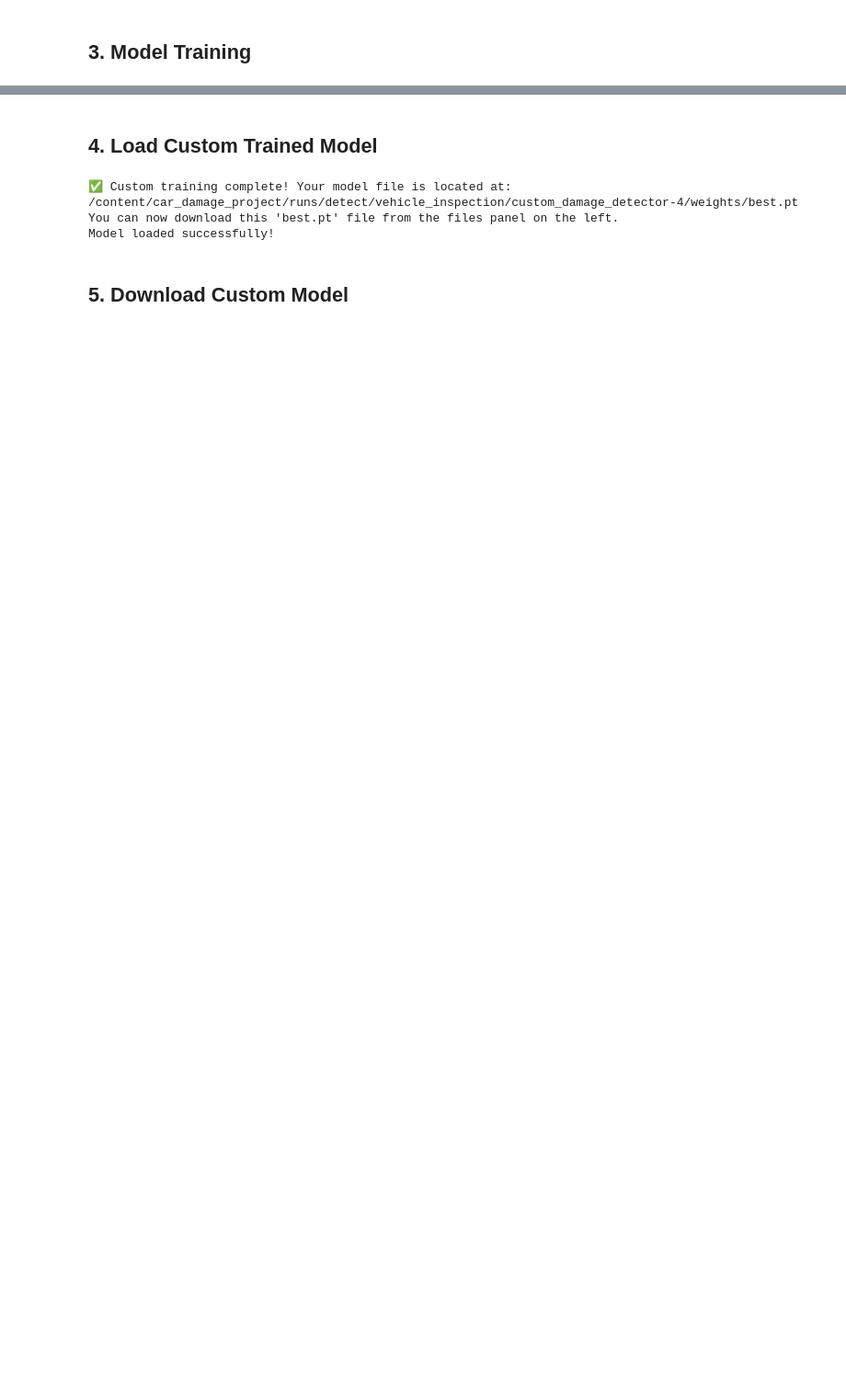
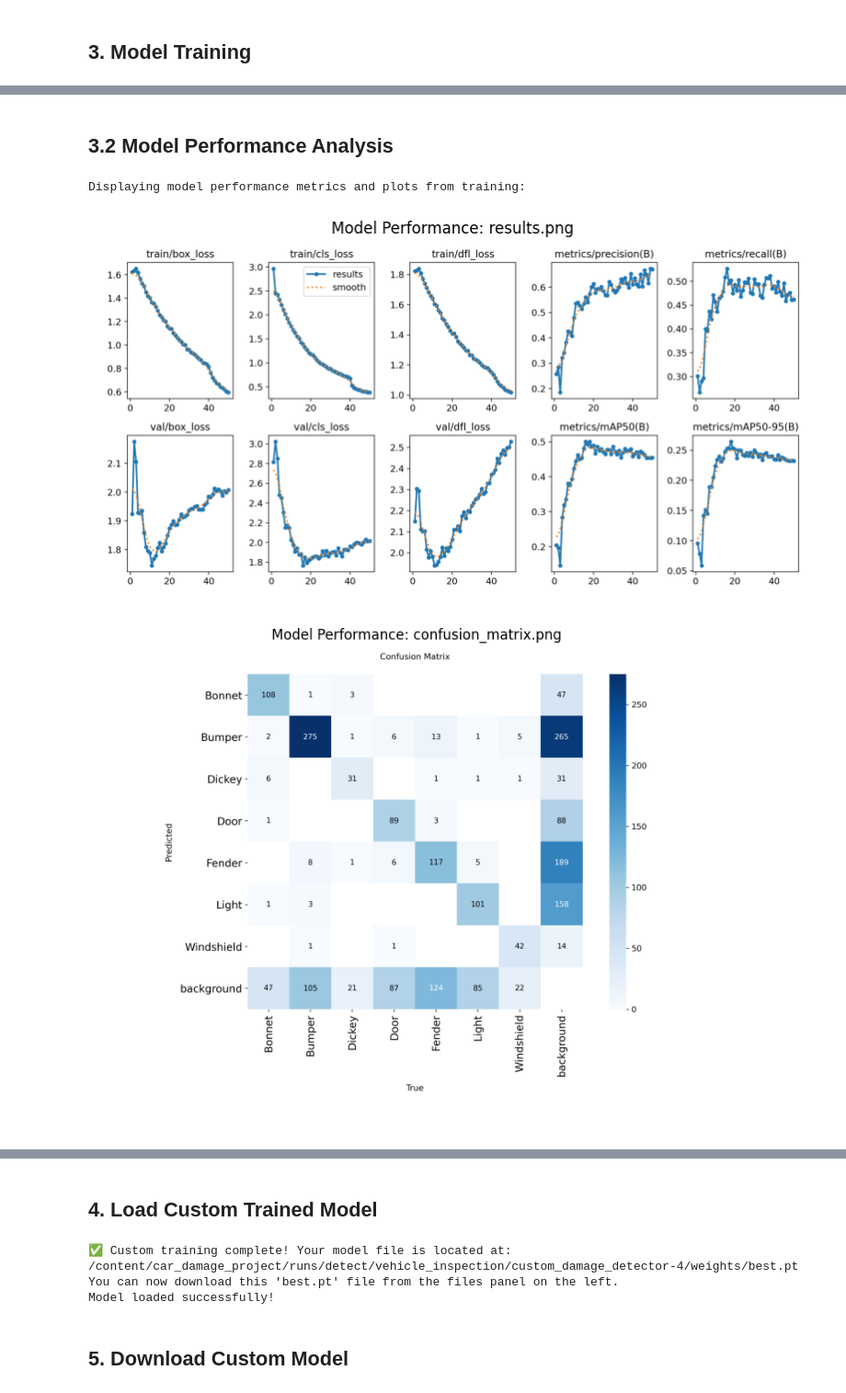
Before and after one commit to chandimacbbandara/AI-Car-Damage-Detection-System, a Jupyter notebook: AI_Car_Damage_Detection_System.ipynb, the cells around one changed output, grey strips where cells are left out. Shown at 92% size. Drawn from its saved outputs; the diff is of its cells as text; code cells hidden in the pictures; blank space fills up the shorter version.

```diff
--- a/AI_Car_Damage_Detection_System.ipynb
+++ b/AI_Car_Damage_Detection_System.ipynb
@@ -108,0 +190,39 @@ Results saved to /content/car_damage_project/runs/detect/vehicle_inspection/cust
+# %% [markdown]
+## 3.2 Model Performance Analysis
+# %%
+import matplotlib.pyplot as plt
+import matplotlib.image as mpimg
+import os
+
+# Path to the directory where results are saved by Ultralytics
+# This path is derived from the 'project' and 'name' arguments during training
+# and no longer includes a run number suffix (e.g., -4) based on training output.
+results_dir = '/content/car_damage_project/runs/detect/vehicle_inspection/custom_damage_detector'
+
+# List of performance images to display (common ones generated by YOLOv8)
+performance_images = [
+    'results.png',
+    'confusion_matrix.png',
+    'F1_curve.png',
+    'PR_curve.png',
+    'P_curve.png',
+    'R_curve.png'
+]
+
+print("Displaying model performance metrics and plots from training:")
+
+for img_name in performance_images:
+    img_path = os.path.join(results_dir, img_name)
+    if os.path.exists(img_path):
+        plt.figure(figsize=(10, 8))
+        img = mpimg.imread(img_path)
+        plt.imshow(img)
+        plt.title(f'Model Performance: {img_name}')
+        plt.axis('off') # Hide axes for cleaner display
+        plt.show()
+    else:
+        print(f"Warning: {img_name} not found at {img_path}. This plot might not have been generated or the path is incorrect.")
+# %% [output]
+Displaying model performance metrics and plots from training:
+[figure, added]
+[figure, added]
```
Also changed, not shown: parts of 7 cells of this notebook.
